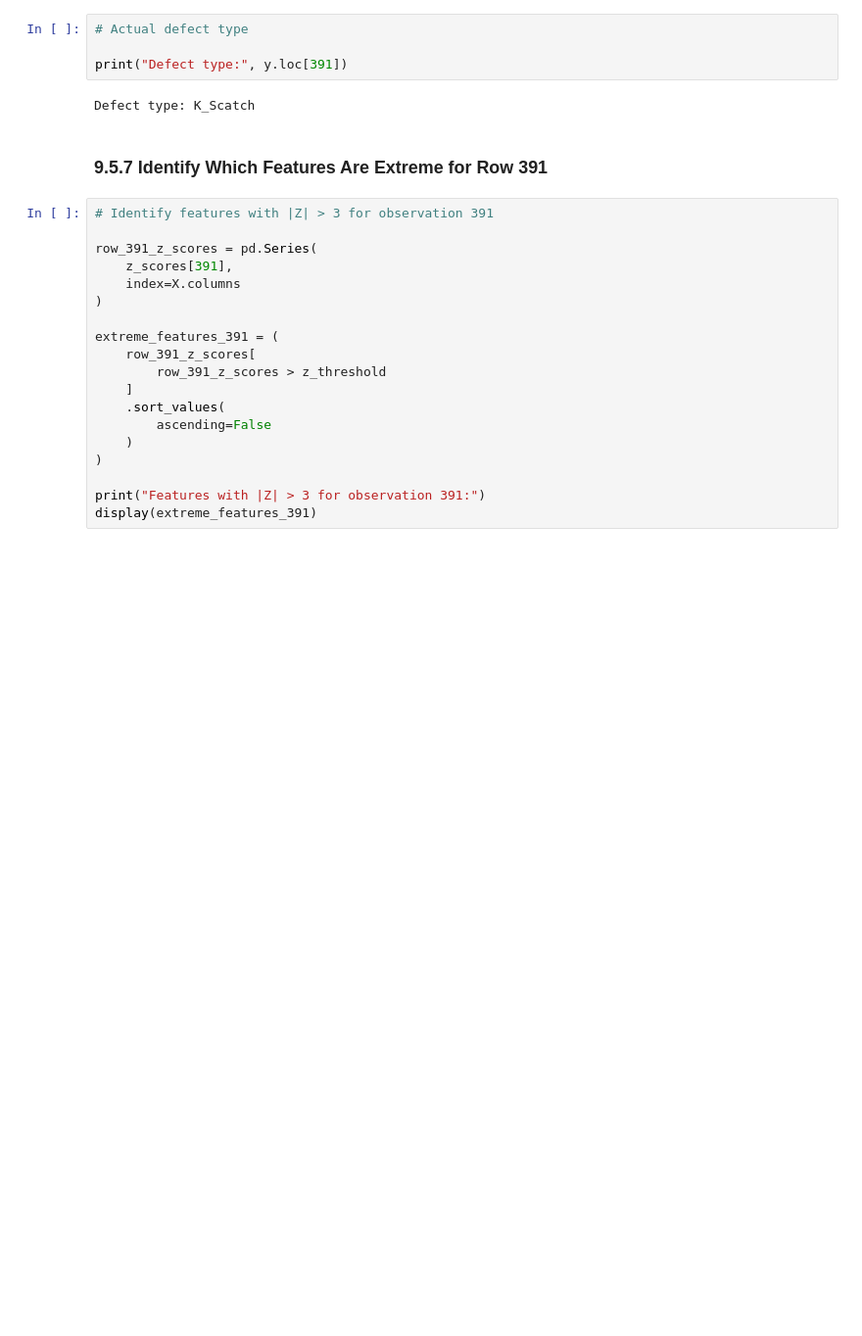
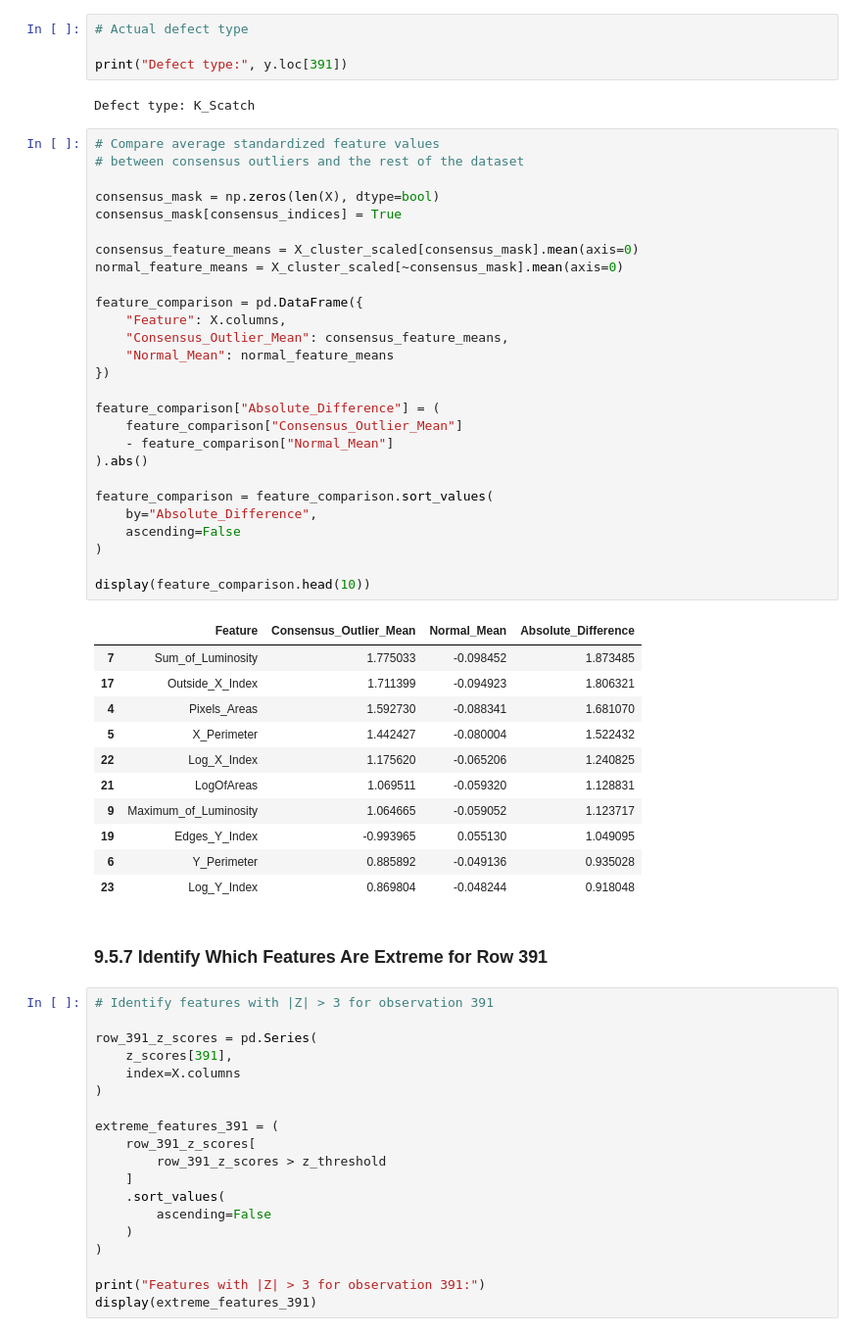
Before and after one commit to fardinfaruqi/steel-plate-quality-control, a Jupyter notebook: notebooks/steel_plate_quality_control.ipynb, the cells around one changed output. Shown at 98% size. Drawn from its saved outputs; the diff is of its cells as text; blank space fills up the shorter version.

Commit message:
feat: add outlier detection summary

```diff
--- a/notebooks/steel_plate_quality_control.ipynb
+++ b/notebooks/steel_plate_quality_control.ipynb
@@ -2738,6 +2779,45 @@ display(
 print("Defect type:", y.loc[391])
 # %% [output]
 Defect type: K_Scatch
+# %%
+# Compare average standardized feature values
+# between consensus outliers and the rest of the dataset
+
+consensus_mask = np.zeros(len(X), dtype=bool)
+consensus_mask[consensus_indices] = True
+
+consensus_feature_means = X_cluster_scaled[consensus_mask].mean(axis=0)
+normal_feature_means = X_cluster_scaled[~consensus_mask].mean(axis=0)
+
+feature_comparison = pd.DataFrame({
+    "Feature": X.columns,
+    "Consensus_Outlier_Mean": consensus_feature_means,
+    "Normal_Mean": normal_feature_means
+})
+
+feature_comparison["Absolute_Difference"] = (
+    feature_comparison["Consensus_Outlier_Mean"]
+    - feature_comparison["Normal_Mean"]
+).abs()
+
+feature_comparison = feature_comparison.sort_values(
+    by="Absolute_Difference",
+    ascending=False
+)
+
+display(feature_comparison.head(10))
+# %% [output]
+|  | Feature | Consensus_Outlier_Mean | Normal_Mean | Absolute_Difference |
+| 7 | Sum_of_Luminosity | 1.775033 | -0.098452 | 1.873485 |
+| 17 | Outside_X_Index | 1.711399 | -0.094923 | 1.806321 |
+| 4 | Pixels_Areas | 1.592730 | -0.088341 | 1.681070 |
+| 5 | X_Perimeter | 1.442427 | -0.080004 | 1.522432 |
+| 22 | Log_X_Index | 1.175620 | -0.065206 | 1.240825 |
+| 21 | LogOfAreas | 1.069511 | -0.059320 | 1.128831 |
+| 9 | Maximum_of_Luminosity | 1.064665 | -0.059052 | 1.123717 |
+| 19 | Edges_Y_Index | -0.993965 | 0.055130 | 1.049095 |
+| 6 | Y_Perimeter | 0.885892 | -0.049136 | 0.935028 |
+| 23 | Log_Y_Index | 0.869804 | -0.048244 | 0.918048 |
 # %% [markdown]
 ### 9.5.7 Identify Which Features Are Extreme for Row 391
 # %%
```
Also changed, not shown: parts of 5 cells of this notebook.
